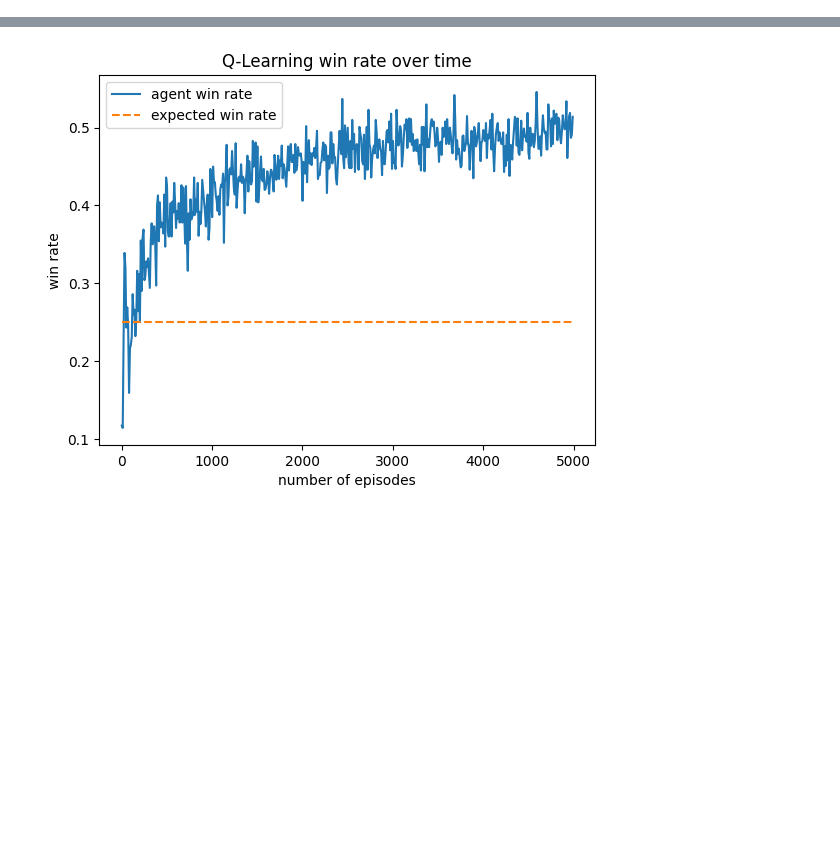
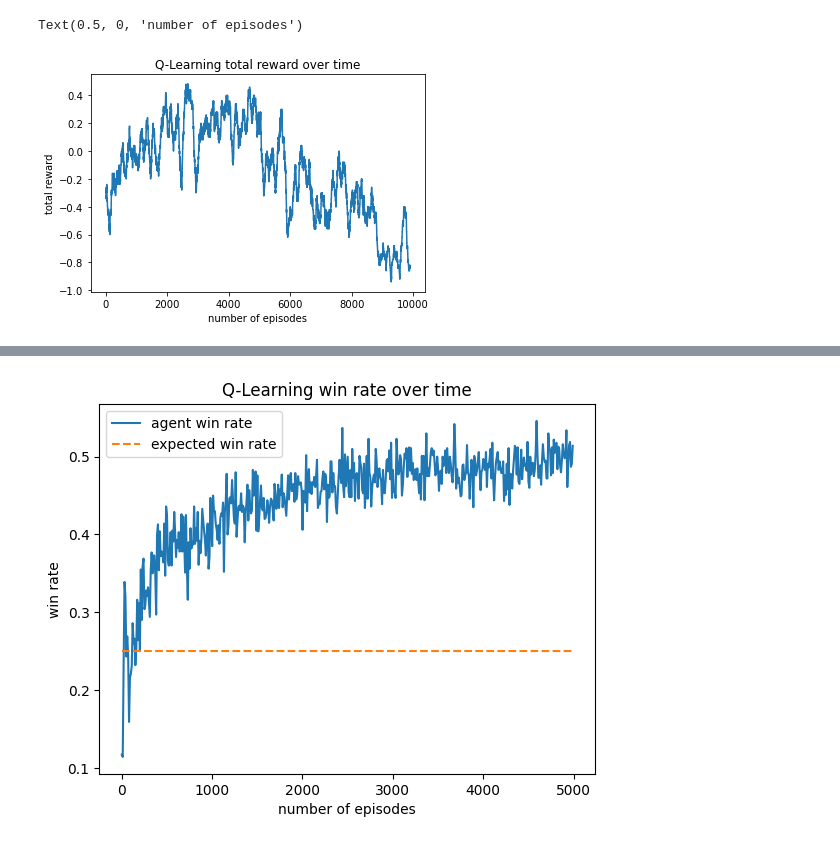
Before and after one commit to okg21/coup, a Jupyter notebook: train_rl_player.ipynb, the cells around one changed output, grey strips where cells are left out. Drawn from its saved outputs; the diff is of its cells as text; code cells hidden in the pictures; blank space fills up the shorter version.

```diff
--- a/train_rl_player.ipynb
+++ b/train_rl_player.ipynb
@@ -141,0 +162,11 @@ Episode 1/10000 - Win Rate: 0.63 - Epsilon: 0.9995
+# %%
+#draw a plot of rewards but smoothen
+total_rewards = np.array(total_rewards)
+smoothed_rewards = np.convolve(total_rewards, np.ones(100)/100, mode='valid')
+plt.plot(smoothed_rewards)
+plt.title('Q-Learning total reward over time')
+plt.ylabel('total reward')
+plt.xlabel('number of episodes')
+# %% [output]
+Text(0.5, 0, 'number of episodes')
+[figure, added]
```
Also changed, not shown: parts of 4 cells of this notebook, 1 other file.
